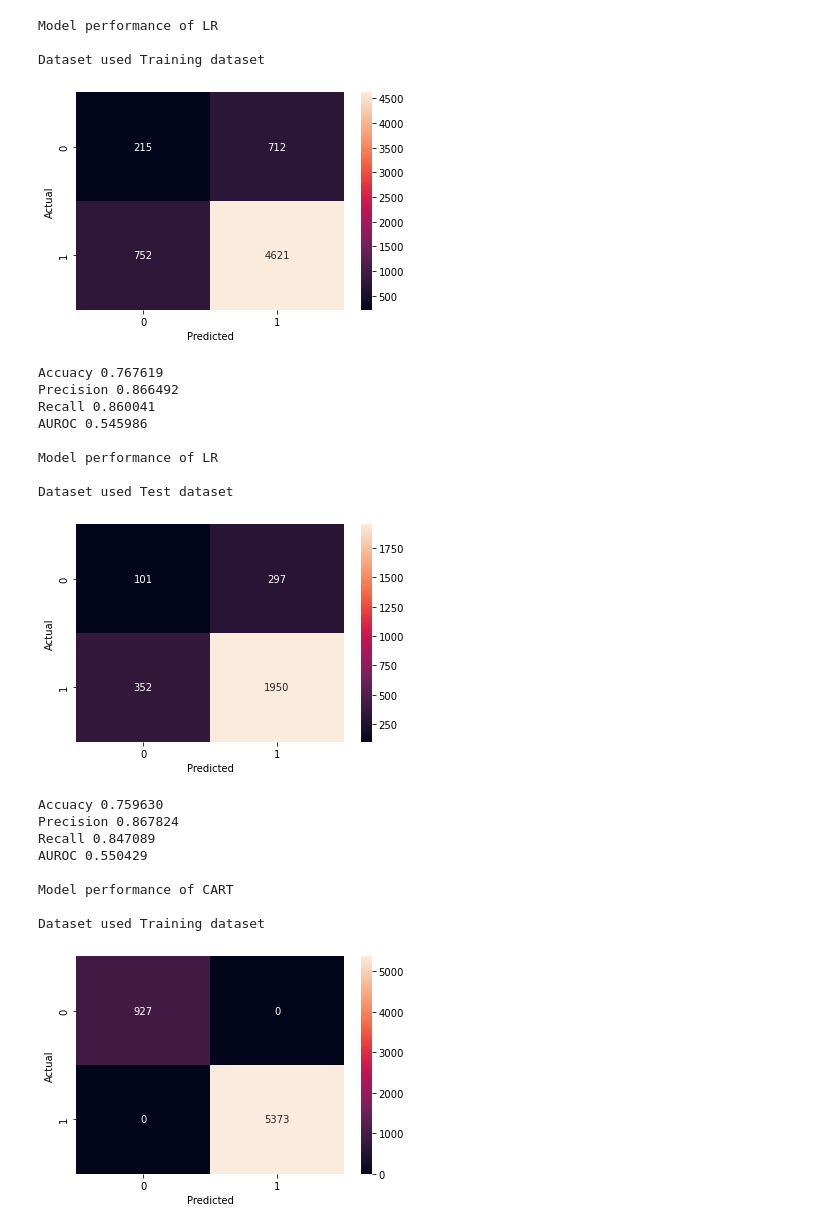
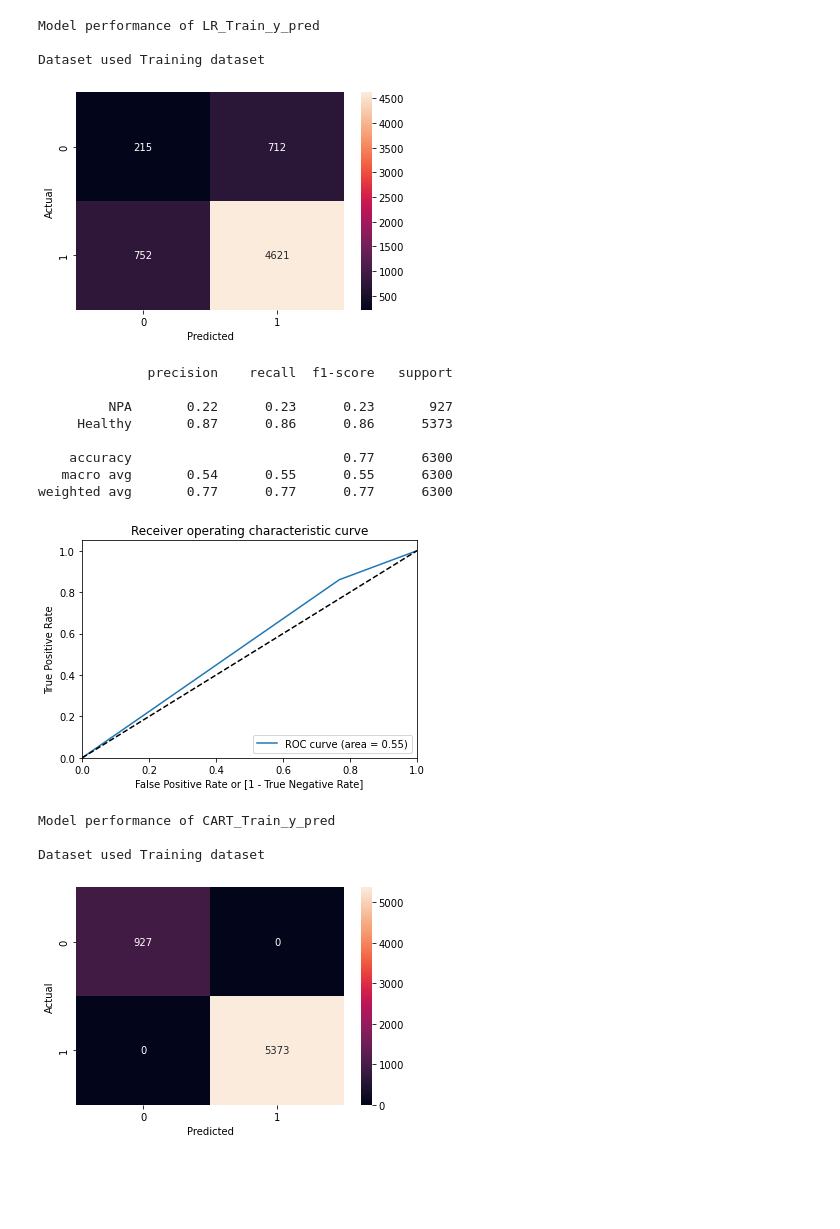
Before and after one commit to pvs-greatlakes/DrPKV, a Jupyter notebook: Bankruptcy-Prediction_Model_Performance_measures-220623.ipynb, the cells around one changed output. Cells and saved outputs as stored; diff of their text form; code cells hidden in the pictures; blank space fills up the shorter version.

Commit message:
Add files via upload
Full model including consensus

```diff
--- a/Bankruptcy-Prediction_Model_Performance_measures-220623.ipynb
+++ b/Bankruptcy-Prediction_Model_Performance_measures-220623.ipynb
@@ -2,8 +2,8 @@
 import  os
 
 folder           =  r'D:\DrPKV\20220618\DrPKV-main'
-file1            =  r'D:\DrPKV\20220618\Output\Predicted_Values_train_data_2022_06_23_21_05_47.csv'
-file2            =  r'D:\DrPKV\20220618\Output\Predicted_Values_test_data_2022_06_23_21_05_47.csv'
+file1            =  r'D:\DrPKV\20220618\Output\Predicted_Values_train_data_2022_06_24_09_36_51.csv'
+file2            =  r'D:\DrPKV\20220618\Output\Predicted_Values_test_data_2022_06_24_09_36_58.csv'
 
 os.chdir(folder)
 # %%
@@ -31,3 +29,26 @@ def measures_cm(model, datatype, act, pred):
+# %%
+def draw_roc( actual, probs ):
+
+    import pandas            as   pd
+    import numpy             as   np
+    import seaborn           as   sns
+    import matplotlib.pyplot as   plt
+    import sklearn.metrics   as   metrics
+    import seaborn           as   sns
+
+    fpr, tpr, thresholds = metrics.roc_curve( actual, probs,
+    drop_intermediate = False )
+    auc_score = metrics.roc_auc_score( actual, probs )
+    plt.figure(figsize=(6, 4))
+    plt.plot( fpr, tpr, label='ROC curve (area = %0.2f)' % auc_score )
+    plt.plot([0, 1], [0, 1], 'k--')
+    plt.xlim([0.0, 1.0])
+    plt.ylim([0.0, 1.05])
+    plt.xlabel('False Positive Rate or [1 - True Negative Rate]')
+    plt.ylabel('True Positive Rate')
+    plt.title('Receiver operating characteristic curve')
+    plt.legend(loc="lower right")
+    plt.show()
 # %%
 df_train       =    pd.read_csv(file1)
 print('Train data shape {}'.format(df_train.shape))
@@ -49,2 +76,3 @@ Index(['Test_y_true', 'Test_y_pred', 'Model'], dtype='object')
 # %%
-df_test['Model'].value_counts()
+Col_Models_List =  ['LR_Train_y_pred', 'CART_Train_y_pred', 'RF_Train_y_pred', 'SVC_Train_y_pred', 'LDA_Train_y_pred',\
+                     'KNN_Train_y_pred', 'Consensus_pred']
@@ -59,35 +79,24 @@ Name: Model, dtype: int64
 # %%
-Models_list =   ['Logistic Regression', 'CART', 'Random Forest', 'SVM', 'LDA', 'KNN']
-datatypes   =   ['Training dataset', 'Test dataset']
-Models      =   ['LR','CART', 'RF', 'SVC', 'LDA', 'KNN']
-
-for each in Models:
-    act_tr     =   df_train.loc[df_train['Model'] == each, 'Train_y_true']
-    pred_tr    =   df_train.loc[df_train['Model'] == each, 'Train_y_pred']
-    act_test   =   df_test.loc[df_test['Model'] == each, 'Test_y_true']
-    pred_test  =   df_test.loc[df_test['Model'] == each, 'Test_y_pred']
+for each in Col_Models_List:
+    act_tr     =   df_train.loc[:, 'Train_y_true']
+    pred_tr    =   df_train.loc[:, each]
     measures_cm(each, 'Training dataset', act_tr, pred_tr)
-    measures_cm(each, 'Test dataset', act_test, pred_test)
+    draw_roc(act_tr, pred_tr)
 # %% [output]
-Model performance of LR
+Model performance of LR_Train_y_pred
 
 Dataset used Training dataset
 [figure]
-Accuacy 0.767619
-Precision 0.866492
-Recall 0.860041
-AUROC 0.545986
+              precision    recall  f1-score   support
 
-Model performance of LR
+         NPA       0.22      0.23      0.23       927
+     Healthy       0.87      0.86      0.86      5373
 
-Dataset used Test dataset
+    accuracy                           0.77      6300
+   macro avg       0.54      0.55      0.55      6300
+weighted avg       0.77      0.77      0.77      6300
-[figure, old version]
+[figure, new version]
-Accuacy 0.759630
-Precision 0.867824
-Recall 0.847089
-AUROC 0.550429
-
-Model performance of CART
+Model performance of CART_Train_y_pred
 
 Dataset used Training dataset
 [figure]
```
Also changed, not shown: parts of 9 cells of this notebook, 1 other file.
